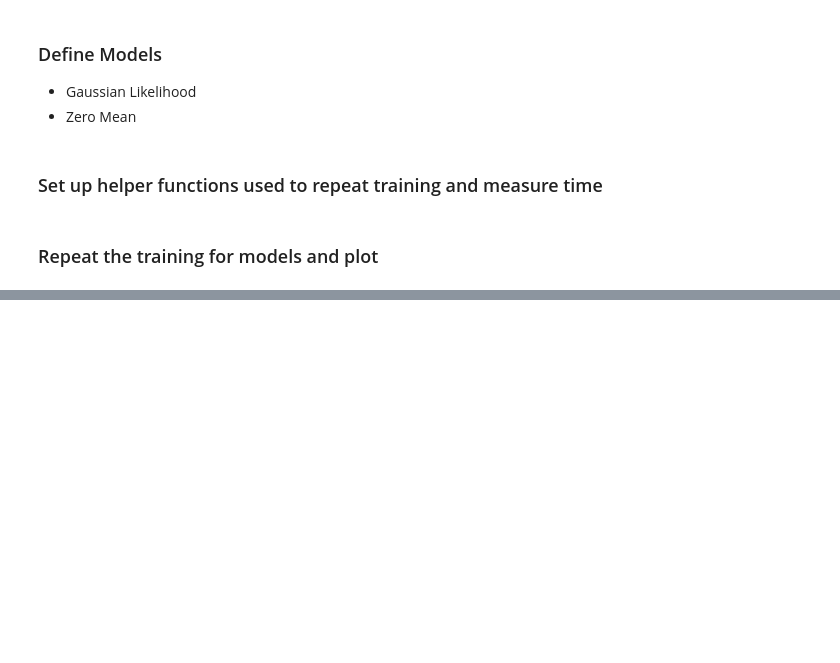
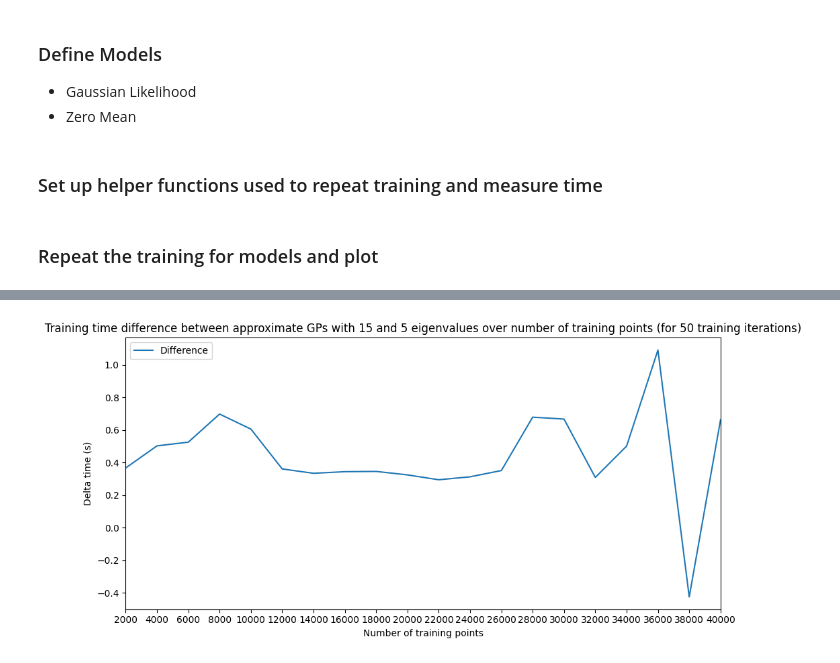
Before and after one commit to Cef0PT/famgpytorch, a Jupyter notebook: playground/single_output_time_over_number_of_training_points.ipynb, the cells around one changed output, grey strips where cells are left out. Saved outputs shown, nothing was run; the diff lists cells and outputs as text; code cells hidden in the pictures; blank space fills up the shorter version.

```diff
--- a/playground/single_output_time_over_number_of_training_points.ipynb
+++ b/playground/single_output_time_over_number_of_training_points.ipynb
@@ -191,0 +220,22 @@ f.tight_layout()
+# %%
+# plot difference between runtime of approx GPs wit 15 and 5 eigenvalues
+train_diff = train_t[1] - train_t[2]
+
+f, ax1 = plt.subplots(1, 1, figsize=(10, 5))
+
+x_min, x_max = np.min(sample_nbs), np.max(sample_nbs)
+y_max = np.max(train_diff)
+
+ax1.set_title("Training time difference between approximate GPs with 15 and 5 eigenvalues over number of training points (for 50 training iterations)")
+ax1.set_xlabel("Number of training points")
+ax1.set_ylabel("Delta time (s)")
+
+ax1.plot(sample_nbs, train_diff)
+
+ax1.set_xlim(x_min, x_max)
+ax1.set_xticks(sample_nbs)
+ax1.legend(["Difference"])
+
+f.tight_layout()
+# %% [output]
+[figure, added]
```
Also changed, not shown: parts of 3 cells of this notebook.
